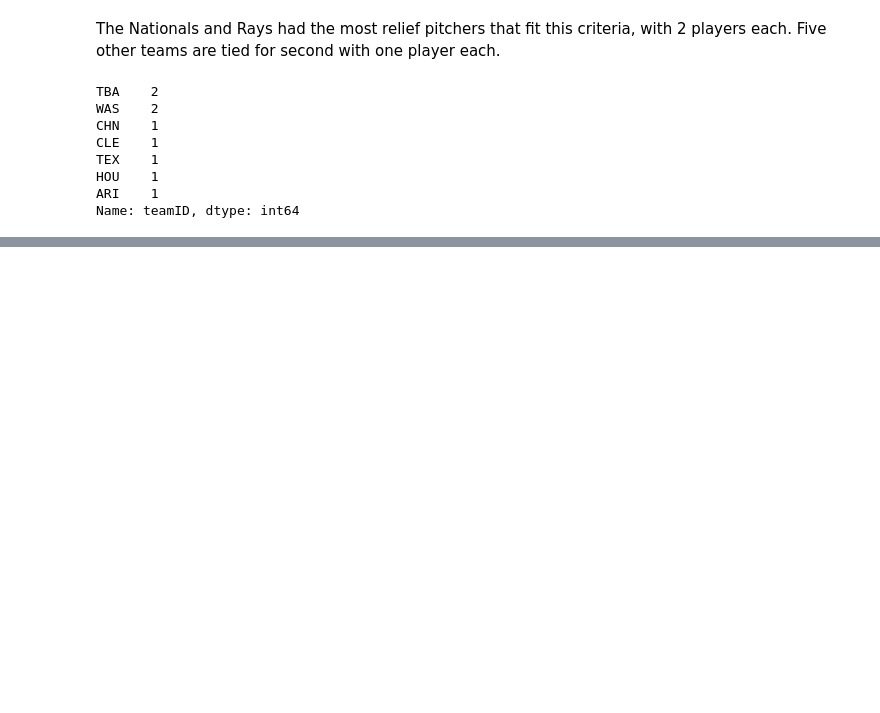
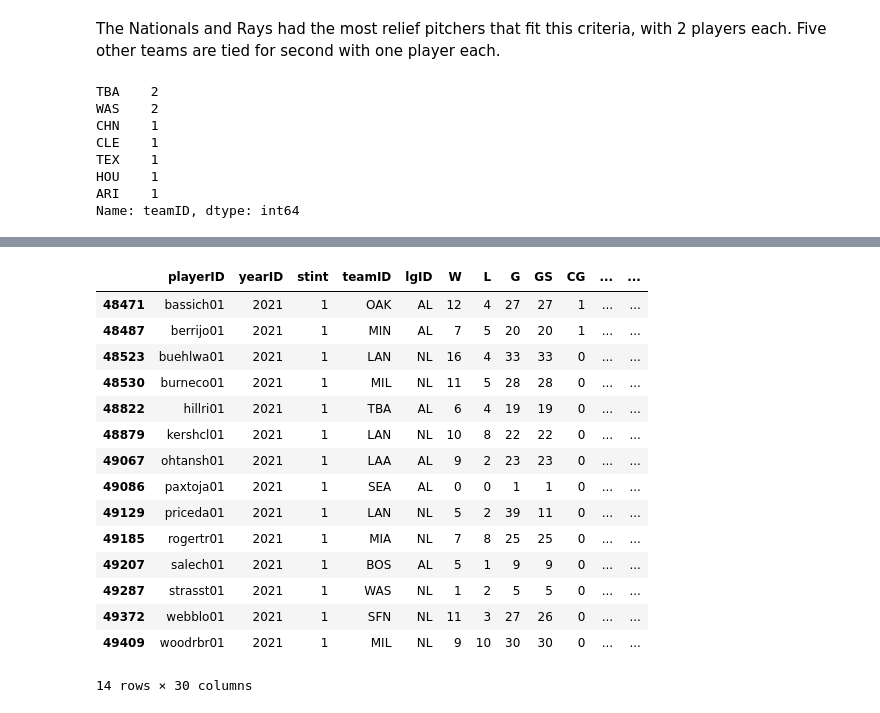
Before and after one commit to dw943893/baseball_predictor, a Jupyter notebook: CAP_EDA.ipynb, the cells around one changed output, grey strips where cells are left out. Drawn from its saved outputs; the diff is of its cells as text; code cells hidden in the pictures; blank space fills up the shorter version.

```diff
--- a/CAP_EDA.ipynb
+++ b/CAP_EDA.ipynb
@@ -622,7 +593,7 @@ test = pitching_2017_starters_20games_avg_stats[f & h & i & j & k & l]
 # %%
 test2 = [x for x in test.index]
 pitching_2017_starters_20games_ab_avg = pitching_2017[pitching_2017["playerID"].isin(test2)]
-test3 = pitching_2017_starters_20games_ab_avg[pitching_2017_starters_20games_ab_avg["yearID"] == 2021].copy()
+test_starting_pitching = pitching_2017_starters_20games_ab_avg[pitching_2017_starters_20games_ab_avg["yearID"] == 2021].copy()
 # %%
-test3.drop_duplicates("playerID", inplace = True)
+test_starting_pitching.drop_duplicates("playerID", inplace = True)
 # %%
@@ -762,0 +900,19 @@ memory usage: 16.1+ KB
+# %%
+test_starting_pitching
+# %% [output]
+|  | playerID | yearID | stint | teamID | lgID | W | L | G | GS | CG | ... | ... |
+| 48471 | bassich01 | 2021 | 1 | OAK | AL | 12 | 4 | 27 | 27 | 1 | ... | ... |
+| 48487 | berrijo01 | 2021 | 1 | MIN | AL | 7 | 5 | 20 | 20 | 1 | ... | ... |
+| 48523 | buehlwa01 | 2021 | 1 | LAN | NL | 16 | 4 | 33 | 33 | 0 | ... | ... |
+| 48530 | burneco01 | 2021 | 1 | MIL | NL | 11 | 5 | 28 | 28 | 0 | ... | ... |
+| 48822 | hillri01 | 2021 | 1 | TBA | AL | 6 | 4 | 19 | 19 | 0 | ... | ... |
+| 48879 | kershcl01 | 2021 | 1 | LAN | NL | 10 | 8 | 22 | 22 | 0 | ... | ... |
+| 49067 | ohtansh01 | 2021 | 1 | LAA | AL | 9 | 2 | 23 | 23 | 0 | ... | ... |
+| 49086 | paxtoja01 | 2021 | 1 | SEA | AL | 0 | 0 | 1 | 1 | 0 | ... | ... |
+| 49129 | priceda01 | 2021 | 1 | LAN | NL | 5 | 2 | 39 | 11 | 0 | ... | ... |
+| 49185 | rogertr01 | 2021 | 1 | MIA | NL | 7 | 8 | 25 | 25 | 0 | ... | ... |
+| 49207 | salech01 | 2021 | 1 | BOS | AL | 5 | 1 | 9 | 9 | 0 | ... | ... |
+| 49287 | strasst01 | 2021 | 1 | WAS | NL | 1 | 2 | 5 | 5 | 0 | ... | ... |
+| 49372 | webblo01 | 2021 | 1 | SFN | NL | 11 | 3 | 27 | 26 | 0 | ... | ... |
+| 49409 | woodrbr01 | 2021 | 1 | MIL | NL | 9 | 10 | 30 | 30 | 0 | ... | ... |
+14 rows × 30 columns
```
Also changed, not shown: parts of 53 cells of this notebook, 1 other file.
